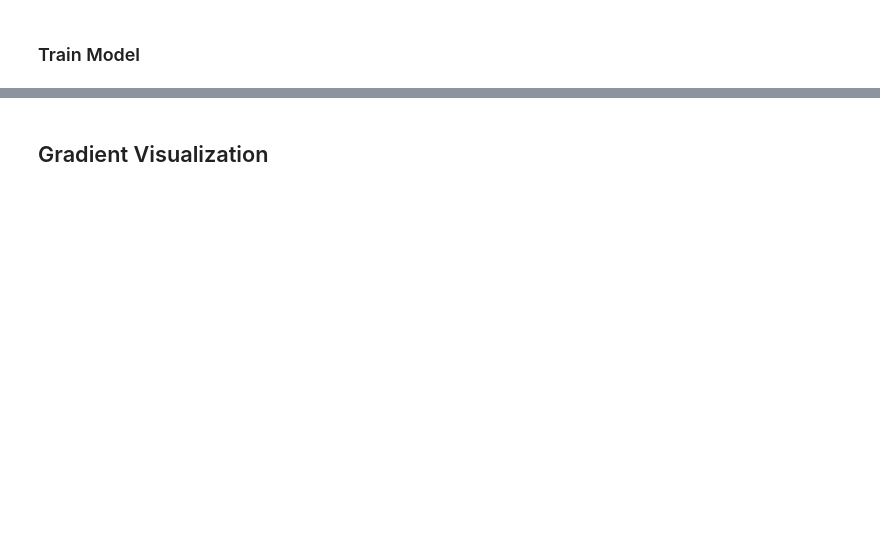
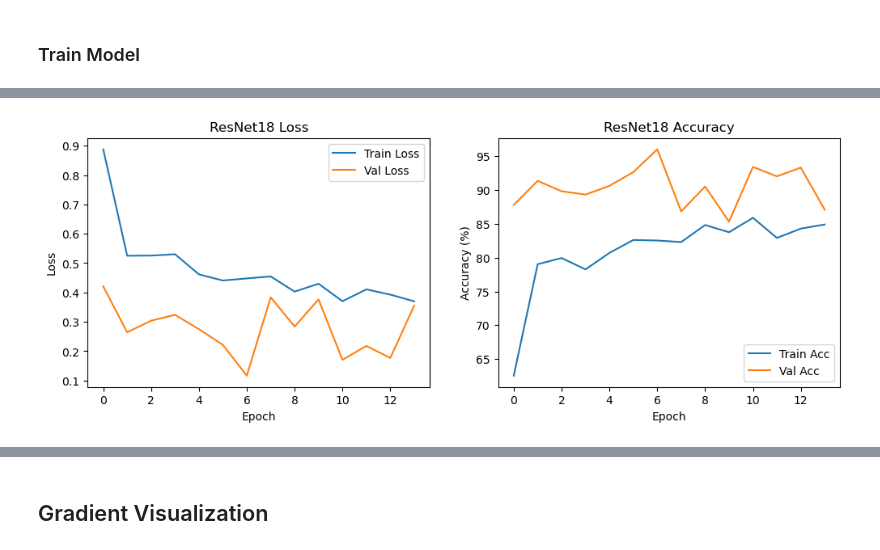
Before and after one commit to haroonsyed/omscs-7643-final-project, a Jupyter notebook: main.ipynb, the cells around one changed output, grey strips where cells are left out. Drawn from its saved outputs; the diff is of its cells as text; code cells hidden in the pictures; blank space fills up the shorter version.

Commit message:
refining transfer learning, adding some visualization stuff

```diff
--- a/main.ipynb
+++ b/main.ipynb
@@ -342,0 +345,18 @@ def test_model(model, test_loader, num_images_to_show=10):
+# %%
+def plot_training_history(history, model_name="model"):
+    plt.figure(figsize=(12, 4))
+    plt.subplot(1, 2, 1)
+    plt.plot(history['train_loss'], label='Train Loss')
+    plt.plot(history['val_loss'], label='Val Loss')
+    plt.title(f'{model_name} Loss')
+    plt.xlabel('Epoch')
+    plt.ylabel('Loss')
+    plt.legend()
+    plt.subplot(1, 2, 2)
+    plt.plot(history['train_acc'], label='Train Acc')
+    plt.plot(history['val_acc'], label='Val Acc')
+    plt.title(f'{model_name} Accuracy')
+    plt.xlabel('Epoch')
+    plt.ylabel('Accuracy (%)')
+    plt.legend()
+    plt.show()
@@ -347,4 +425,4 @@ def test_model(model, test_loader, num_images_to_show=10):
 # %%
 # Load pretrained ResNet-34 model
 #transfer_model = models.resnet34(pretrained=True)
-transfer_model = models.resnet34(weights=models.ResNet34_Weights.IMAGENET1K_V1)
+transfer_model = models.resnet18(weights=models.ResNet18_Weights.IMAGENET1K_V1)
@@ -372,6 +452,6 @@ criterion = nn.CrossEntropyLoss()
 # %%
 print("Starting transfer learning training...")
 
-history = train_model(transfer_model, train_loader, val_loader, criterion, optimizer, num_epochs=30, name='resnet34')
+history = train_model(transfer_model, train_loader, val_loader, criterion, optimizer, num_epochs=30, name='resnet18')
 # %% [output]
 Starting transfer learning training...
@@ -377,0 +474,4 @@ Starting transfer learning training...
+# %%
+plot_training_history(history, model_name="ResNet18")
+# %% [output]
+[figure, added]
```
Also changed, not shown: parts of 6 cells of this notebook.
